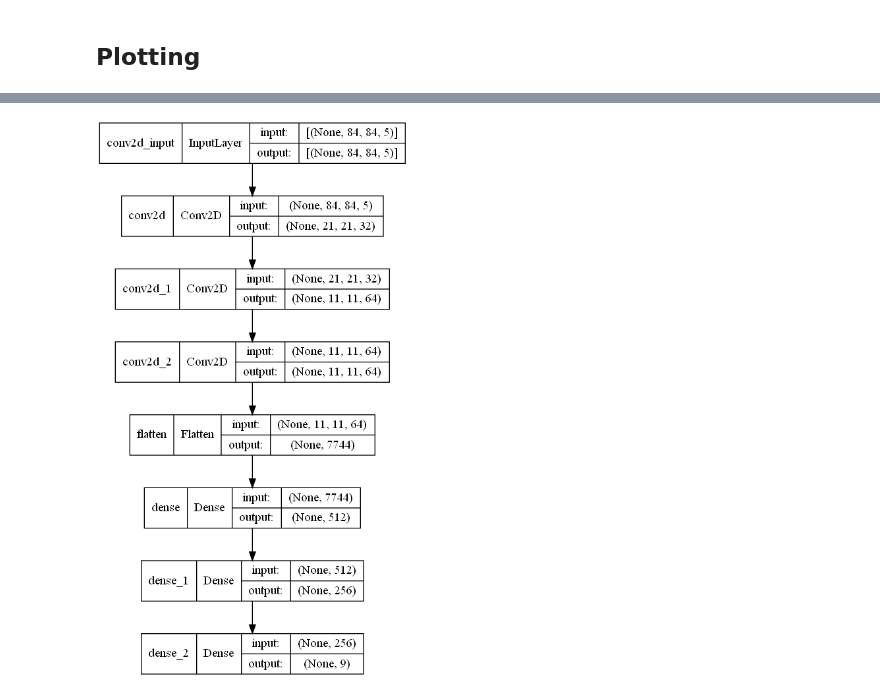
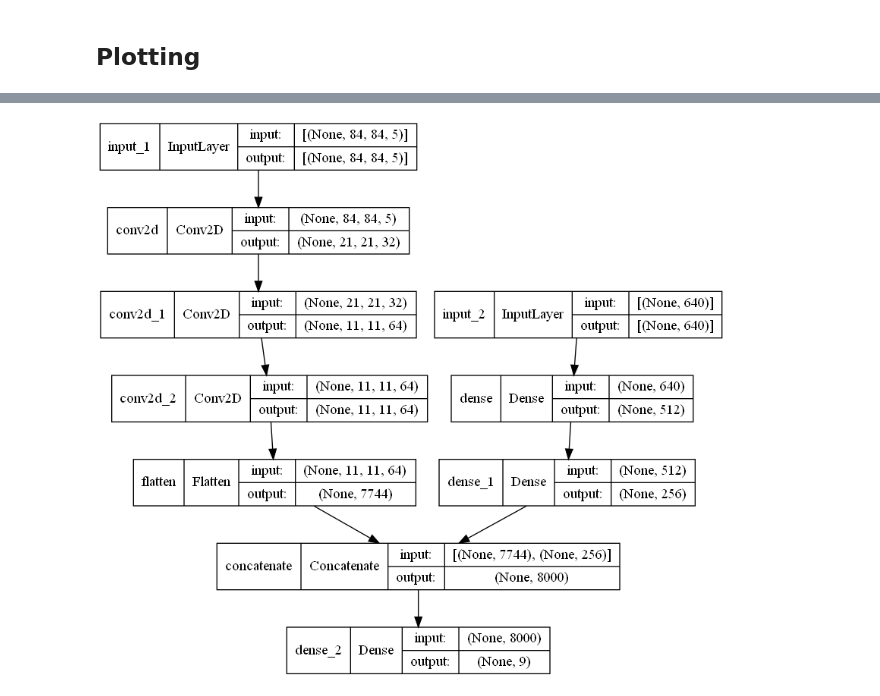
Before and after one commit to Intenzo21/asterix-rl, a Jupyter notebook: sumtree_dqn/finalised/mixed_agents/DDQN_mixed_finalised_unrendered.ipynb, the cells around one changed output, grey strips where cells are left out. Saved outputs shown, nothing was run; the diff lists cells and outputs as text; code cells hidden in the pictures.

```diff
--- a/sumtree_dqn/finalised/mixed_agents/DDQN_mixed_finalised_unrendered.ipynb
+++ b/sumtree_dqn/finalised/mixed_agents/DDQN_mixed_finalised_unrendered.ipynb
@@ -37,14 +37,8 @@ np.random.seed(SEED_VALUE)
 import tensorflow as tf
 tf.random.set_seed(SEED_VALUE)
 
-# Import the Keras backend used for freeing the global state
-# to avoid clutter
-from tensorflow.keras import backend as K
-
 # https://github.com/openai/baselines
 from baselines.common.atari_wrappers import make_atari, wrap_deepmind, NoopResetEnv, FrameStack
-from tensorflow import keras
-from tensorflow.keras import layers
 
 # For plotting graphs
 import matplotlib
@@ -53,16 +47,21 @@ import matplotlib.pyplot as plt
 
 # OpenAI Gym
 import gym
+
+# The frame stack size
 FRAME_STACK_SIZE = 5
-# NOOP_FRAMES = 10
+
+# Make the Atari games and their environment assign it to
+# a variable for later use (RL of the DDQN agent).
 env = gym.make("Asterix-v0")
 env_ram = gym.make("Asterix-ram-v0")
+# Preprocess the environments (downsampling to 84x84 and
+# scaling the input image pixels of the game)
 env = wrap_deepmind(env, frame_stack=False, scale=True, clip_rewards=False, episode_life=False)
-# env = NoopResetEnv(env, noop_max=NOOP_FRAMES)
+
 # Stack the input image frames by FRAME_STACK_SIZE
 env = FrameStack(env, FRAME_STACK_SIZE)
-
-# Seed the Atari game environment
+env_ram = FrameStack(env_ram, FRAME_STACK_SIZE)
+# Seed the Atari game environments
 env.seed(SEED_VALUE), env_ram.seed(SEED_VALUE)
-# env.unwrapped._get_ram().max()
 # %% [output]
@@ -217,13 +111,18 @@ def reset_random_seeds():
+# %%
+def normalise(ram, scale):
+    return ram/scale
 # %%
 # Import the Keras layer used for building our DDQN models
-from tensorflow.keras import Sequential
+from tensorflow.keras import Sequential, Model
 from tensorflow.keras.layers import Dense, Flatten, Conv2D,\
-MaxPool2D, Dropout, BatchNormalization
+MaxPool2D, Dropout, BatchNormalization, Input, concatenate
 from tensorflow.keras.optimizers import Adam
 from tensorflow.keras.initializers import HeUniform
 
-# Get the input shape for the DDQN models (game environment observation space)
-INPUT_SHAPE = env.observation_space.shape
+# Get the image and RAM input shapes
+# for the DDQN models (game environment observation space)
+IMG_INPUT_SHAPE = env.observation_space.shape
+RAM_INPUT_SHAPE = env_ram.observation_space.shape
 
 # Get the output shape for the DDQN models
 NUM_ACTIONS = env.action_space.n
@@ -810,10 +800,7 @@ ddqn_target.save('image_ddqn_target_final_unrendered.h5')
-# %%
-from tensorflow.keras.utils import plot_model
-from tensorflow.keras.models import load_model
-# !pip install pydot
-# !pip install graphviz
-# ddqn_online = load_model('image_ddqn_online_final_unrendered.h5')
-# ddqn_online.summary()
-plot_model(ddqn_online, to_file="architectures/ddqn_final.png", show_shapes=True)
-# %% [output]
-[figure, removed]
+# %%
+from tensorflow.keras.utils import plot_model
+
+# Plot the mixed input DDQN and save it to a PNG file
+plot_model(ddqn_online, to_file="architecture/mixed_ddqn.png", show_shapes=True)
+# %% [output]
+[figure, added]
```
Also changed, not shown: parts of 27 cells of this notebook, 6 other files.
